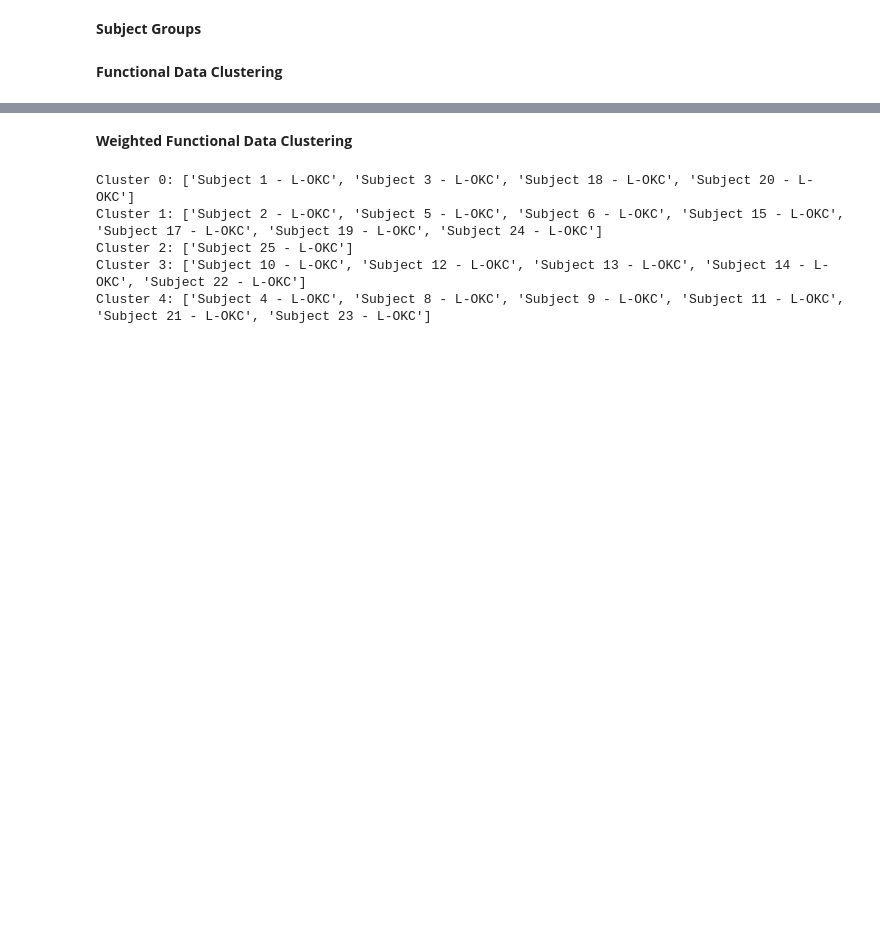
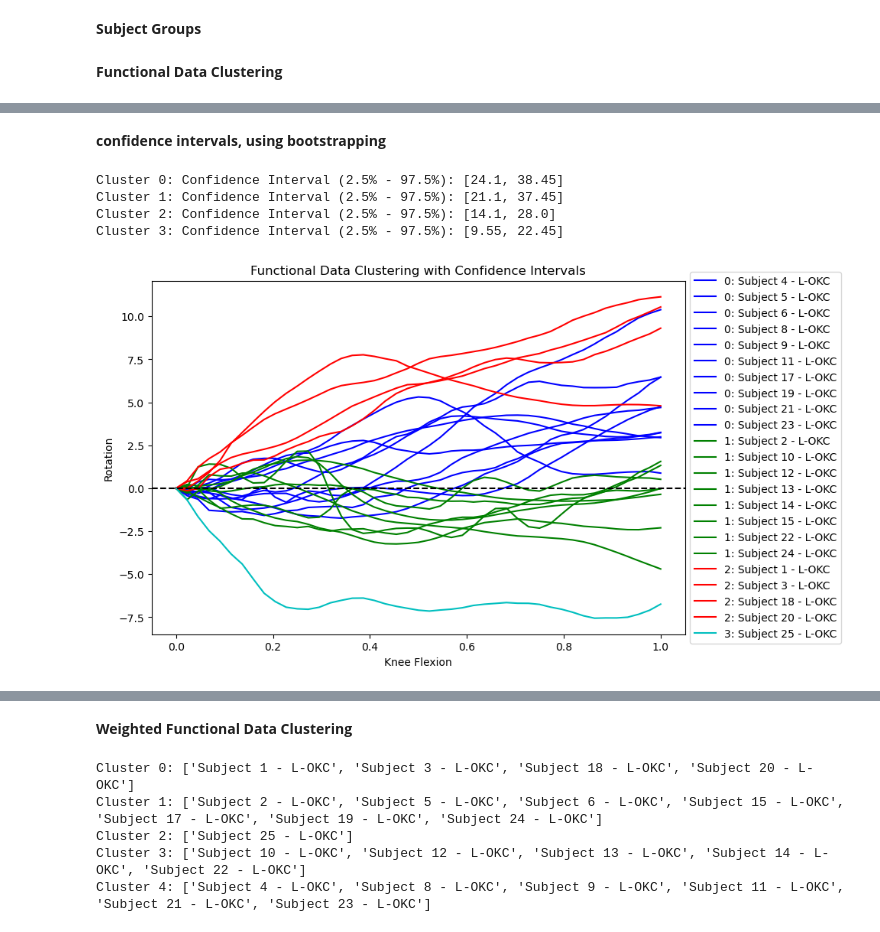
Before and after one commit to nvanvlasselaer/Knee-kinematics, a Jupyter notebook: OKC-clustering.ipynb, the cells around one changed output, grey strips where cells are left out. Cells and saved outputs as stored; diff of their text form; code cells hidden in the pictures; blank space fills up the shorter version.

```diff
--- a/OKC-clustering.ipynb
+++ b/OKC-clustering.ipynb
@@ -299,0 +300,78 @@ Cluster 3: ['Subject 25 - L-OKC']
+# %% [markdown]
+**confidence intervals, using bootstrapping**
+# %%
+import numpy as np
+import matplotlib.pyplot as plt
+from skfda import FDataGrid
+from skfda.preprocessing.dim_reduction import FPCA
+from sklearn.cluster import KMeans
+
+# Function for bootstrapping
+def bootstrap_samples(data, n_bootstrap):
+    n_samples = data.shape[0]
+    bootstrap_indices = np.random.choice(np.arange(n_samples), size=(n_bootstrap, n_samples), replace=True)
+    bootstrap_samples = [data[indices] for indices in bootstrap_indices]
+    return bootstrap_samples
+
+# Prepare functional data
+X = []  # List to store spline regression curves for each subject
+subject_names = []  # List to store subject names
+for subject_data, subject_name in subjects_zero_L_OKC:
+    X.append(subject_data.values)
+    subject_names.append(subject_name)
+
+X = np.array(X)  # Convert to numpy array
+
+# Create FDataGrid object
+fd_grid = FDataGrid(data_matrix=X)
+
+# Apply Functional Principal Component Analysis (FPCA)
+n_components = 20  # Number of principal components
+fpca = FPCA(n_components=n_components)
+fd_grid_fpca = fpca.fit_transform(fd_grid)
+
+# Bootstrap resampling
+n_bootstrap = 100  # Number of bootstrap samples
+bootstrap_fpca_samples = bootstrap_samples(fd_grid_fpca, n_bootstrap)
+
+# Perform clustering on the FPCA scores of bootstrap samples
+n_clusters = 4  # Number of clusters
+cluster_assignments = np.zeros((n_bootstrap, fd_grid_fpca.shape[0]), dtype=np.int32)
+for i, sample in enumerate(bootstrap_fpca_samples):
+    kmeans = KMeans(n_clusters=n_clusters, n_init=10)
+    cluster_assignments[i] = kmeans.fit_predict(sample)
+
+# Calculate confidence intervals
+confidence_intervals = []
+for cluster_id in range(n_clusters):
+    cluster_indices = np.where(clusters == cluster_id)[0]
+    cluster_counts = np.sum(cluster_assignments == cluster_id, axis=0)
+    lower_bound = np.percentile(cluster_counts, 2.5)
+    upper_bound = np.percentile(cluster_counts, 97.5)
+    confidence_intervals.append((lower_bound, upper_bound))
+
+# Print confidence intervals
+for i, (lower_bound, upper_bound) in enumerate(confidence_intervals):
+    print(f"Cluster {i}: Confidence Interval (2.5% - 97.5%): [{lower_bound}, {upper_bound}]")
+
+# Visualize clusters
+plt.figure(figsize=(9, 6))
+for i in range(n_clusters):
+    cluster_indices = np.where(clusters == i)[0]
+    for idx in cluster_indices:
+        plt.plot(fd_grid[idx].grid_points[0], fd_grid[idx].data_matrix[0],
+                 label=f'{i}: {subject_names[idx]}', color=colors[i])
+
+plt.xlabel('Knee Flexion')
+plt.ylabel('Rotation')
+plt.title('Functional Data Clustering with Confidence Intervals')
+plt.axhline(y=0, color='black', linestyle='--')
+plt.legend(loc='center left', bbox_to_anchor=(1, 0.5))
+
+plt.show()
+# %% [output]
+Cluster 0: Confidence Interval (2.5% - 97.5%): [24.1, 38.45]
+Cluster 1: Confidence Interval (2.5% - 97.5%): [21.1, 37.45]
+Cluster 2: Confidence Interval (2.5% - 97.5%): [14.1, 28.0]
+Cluster 3: Confidence Interval (2.5% - 97.5%): [9.55, 22.45]
+[figure, added]
```
Also changed, not shown: parts of 2 cells of this notebook, 1 other file.
